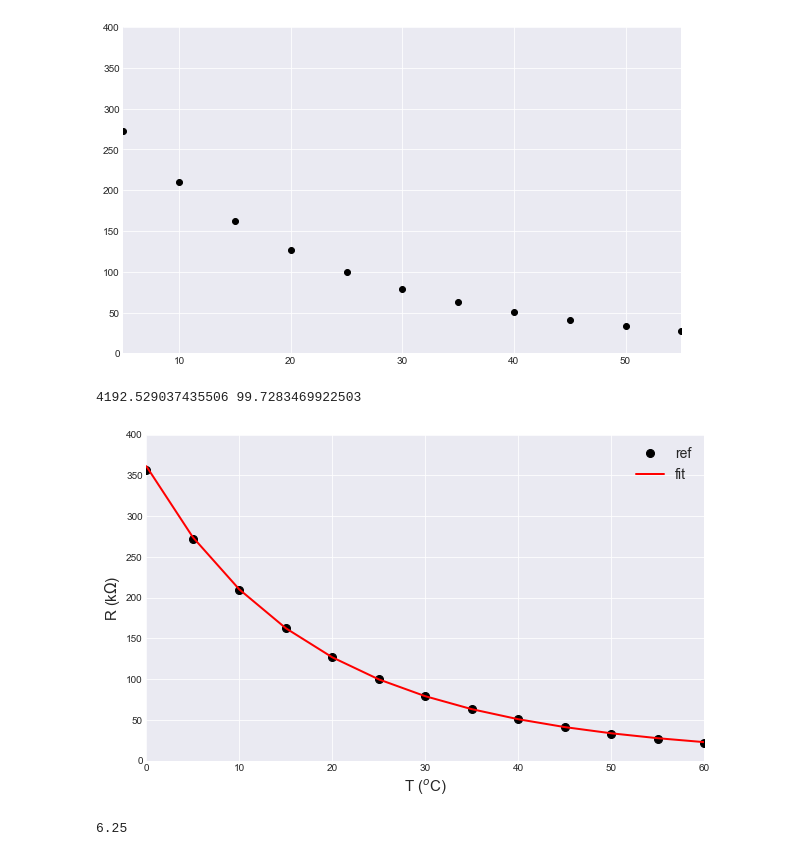
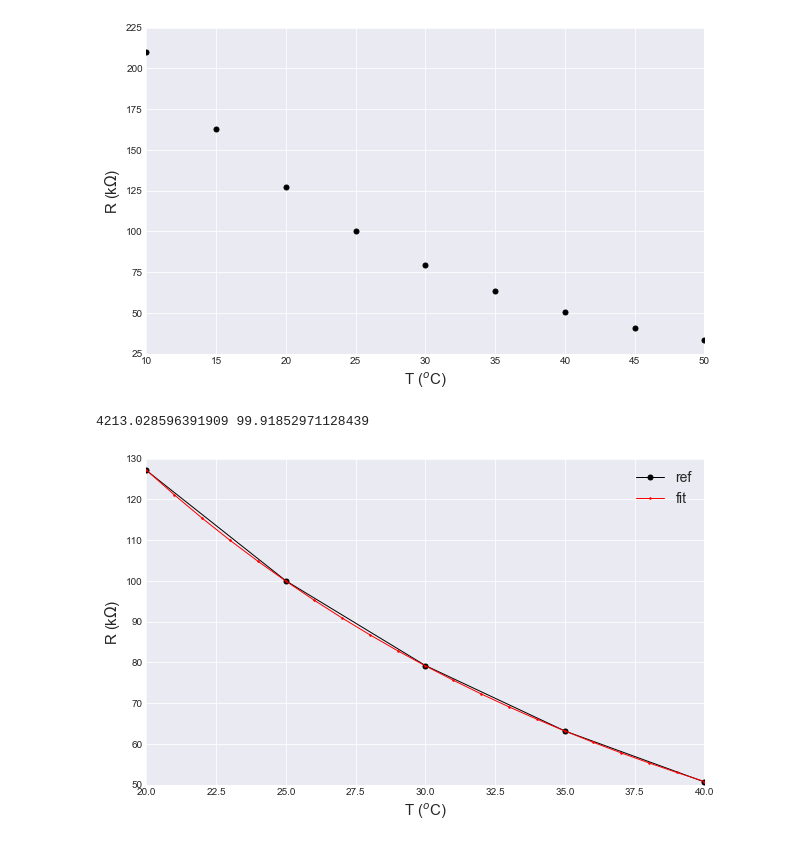
Before and after one commit to jianshengfeng/TLOTE, a Jupyter notebook: Thermistor WF104.ipynb, the cells around one changed output. Cells and saved outputs as stored; diff of their text form; code cells hidden in the pictures.

```diff
--- a/Thermistor WF104.ipynb
+++ b/Thermistor WF104.ipynb
@@ -43,17 +46,23 @@ array([4.397119e+03, 3.088599e+03, 2.197225e+03, 1.581881e+03,
 # %%
+# Zoom in onto the relavent temperature range
+
 pp.figure( figsize=(10,6) )
-pp.plot( Tref_arr, Rref_arr, 'ko' )
-pp.xlim( 5, 55 )
-pp.ylim( 0, 400 )
+pp.plot( Tref_arr, Rref_arr, 'ko', ms=5 )
+pp.xlim( 10, 50 )
+pp.ylim( 25, 225 )
+pp.ylabel(r"R (k$\Omega$)", size=15)
+pp.xlabel(r"T ($^o$C)", size=15)
 pp.show()
 # %% [output]
-[figure, old version]
+[figure, new version]
 # %%
-def fit_SteinhartHart( T_arr, R_arr, To=298.15 ):
+# Function for fitting the Steinhart-Hart equation (or the beta-constant equation)
+
+def fit_SteinhartHart( T_arr, R_arr, To=298.15, p0=[4250.0, 100.0] ):
 
     def func(x, beta, Ro):
         return Ro*np.exp( beta*( 1.0/(x+273.15) - 1.0/To ) )
 
-    popt, pcov = curve_fit( f=func, xdata=T_arr, ydata=R_arr )
+    popt, pcov = curve_fit( f=func, xdata=T_arr, ydata=R_arr, p0=p0 )
 
     return popt
@@ -65,23 +69,30 @@ beta, Ro = fit_SteinhartHart( Tref_arr[a:b], Rref_arr[a:b] )
-# %%
-print beta, Ro
-# %% [output]
-4192.529037435506 99.7283469922503
+# %%
+# Specify the lower and upper bounds of the temperature range within which to fit
+T_low, T_high = 20, 40
+
+a = np.searchsorted(Tref_arr, T_low)
+b = np.searchsorted(Tref_arr, T_high)+1
+
+# Fit curve and print results
+beta, Ro = fit_SteinhartHart( Tref_arr[a:b], Rref_arr[a:b] )
+print beta, Ro
+# %% [output]
+4213.028596391909 99.91852971128439
 # %%
-Tfit_arr = np.arange( 0, 65, 5 )
+# NumPy arrays used for plotting the fitting results
+Tfit_arr = np.arange( 0, 65, 1 )
 Rfit_arr = Ro*np.exp( beta*( 1.0/(Tfit_arr+273.15) - 1.0/298.15 ) )
 # %%
+# Plot fitting result with reference data points
+
 pp.figure( figsize=(10,6) )
-pp.plot( Tref_arr, Rref_arr, 'ko', ms=8, label="ref" )
-pp.plot( Tfit_arr, Rfit_arr, 'r-', lw=2, label="fit" )
-pp.xlim( 0, 60 )
-pp.ylim( 0, 400 )
+pp.plot( Tref_arr, Rref_arr, 'ko-', ms=5, lw=1, label="ref" )
+pp.plot( Tfit_arr, Rfit_arr, 'r.-', ms=3, lw=1, label="fit" )
+pp.xlim( 20, 40 )
+pp.ylim( 50, 130 )
 pp.ylabel(r"R (k$\Omega$)", size=15)
 pp.xlabel(r"T ($^o$C)", size=15)
 pp.legend( loc='best', prop={'size':14} )
 pp.show()
 # %% [output]
-[figure, old version]
+[figure, new version]
-# %%
-10.0/16*10
-# %% [output]
-6.25
```
Also changed, not shown: parts of 10 cells of this notebook.
